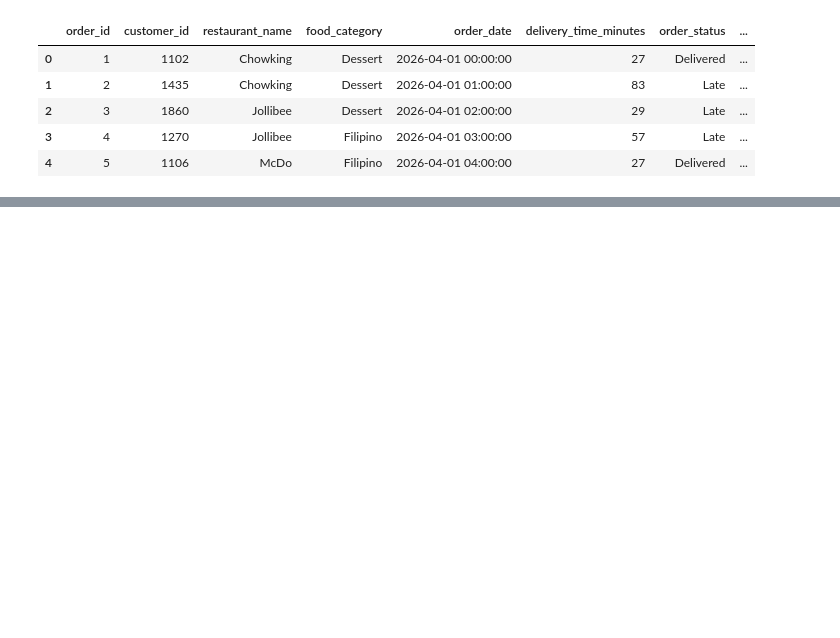
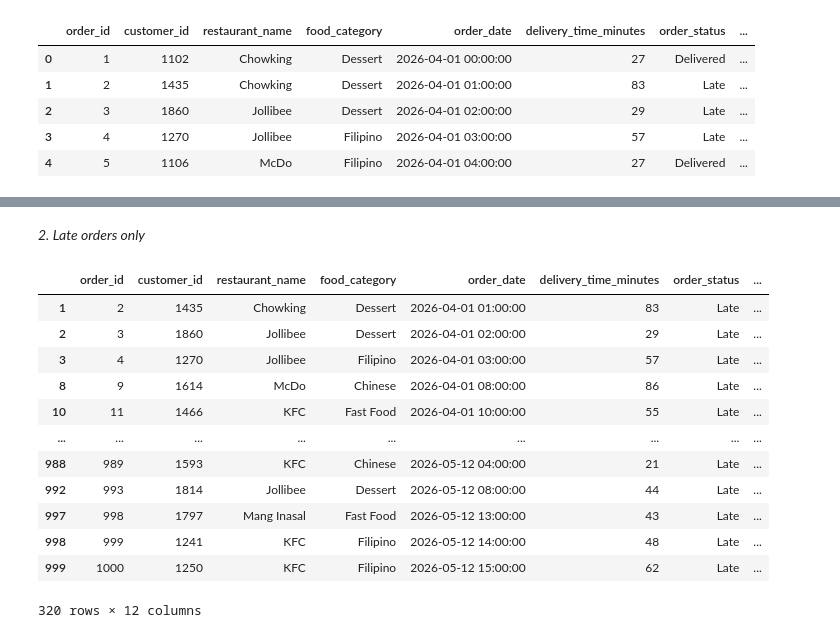
Before and after one commit to jrose1022/Data_FoodDeliveryService, a Jupyter notebook: Data.ipynb, the cells around one changed output, grey strips where cells are left out. Saved outputs shown, nothing was run; the diff lists cells and outputs as text; code cells hidden in the pictures; blank space fills up the shorter version.

```diff
--- a/Data.ipynb
+++ b/Data.ipynb
@@ -35,0 +61,18 @@ df.head()
+# %% [markdown]
+*2. Late orders only*
+# %%
+df[df['order_status'] == 'Late']
+# %% [output]
+|  | order_id | customer_id | restaurant_name | food_category | order_date | delivery_time_minutes | order_status | ... |
+| 1 | 2 | 1435 | Chowking | Dessert | 2026-04-01 01:00:00 | 83 | Late | ... |
+| 2 | 3 | 1860 | Jollibee | Dessert | 2026-04-01 02:00:00 | 29 | Late | ... |
+| 3 | 4 | 1270 | Jollibee | Filipino | 2026-04-01 03:00:00 | 57 | Late | ... |
+| 8 | 9 | 1614 | McDo | Chinese | 2026-04-01 08:00:00 | 86 | Late | ... |
+| 10 | 11 | 1466 | KFC | Fast Food | 2026-04-01 10:00:00 | 55 | Late | ... |
+| ... | ... | ... | ... | ... | ... | ... | ... | ... |
+| 988 | 989 | 1593 | KFC | Chinese | 2026-05-12 04:00:00 | 21 | Late | ... |
+| 992 | 993 | 1814 | Jollibee | Dessert | 2026-05-12 08:00:00 | 44 | Late | ... |
+| 997 | 998 | 1797 | Mang Inasal | Fast Food | 2026-05-12 13:00:00 | 43 | Late | ... |
+| 998 | 999 | 1241 | KFC | Filipino | 2026-05-12 14:00:00 | 48 | Late | ... |
+| 999 | 1000 | 1250 | KFC | Filipino | 2026-05-12 15:00:00 | 62 | Late | ... |
+320 rows × 12 columns
```
Also changed, not shown: parts of 36 cells of this notebook.
